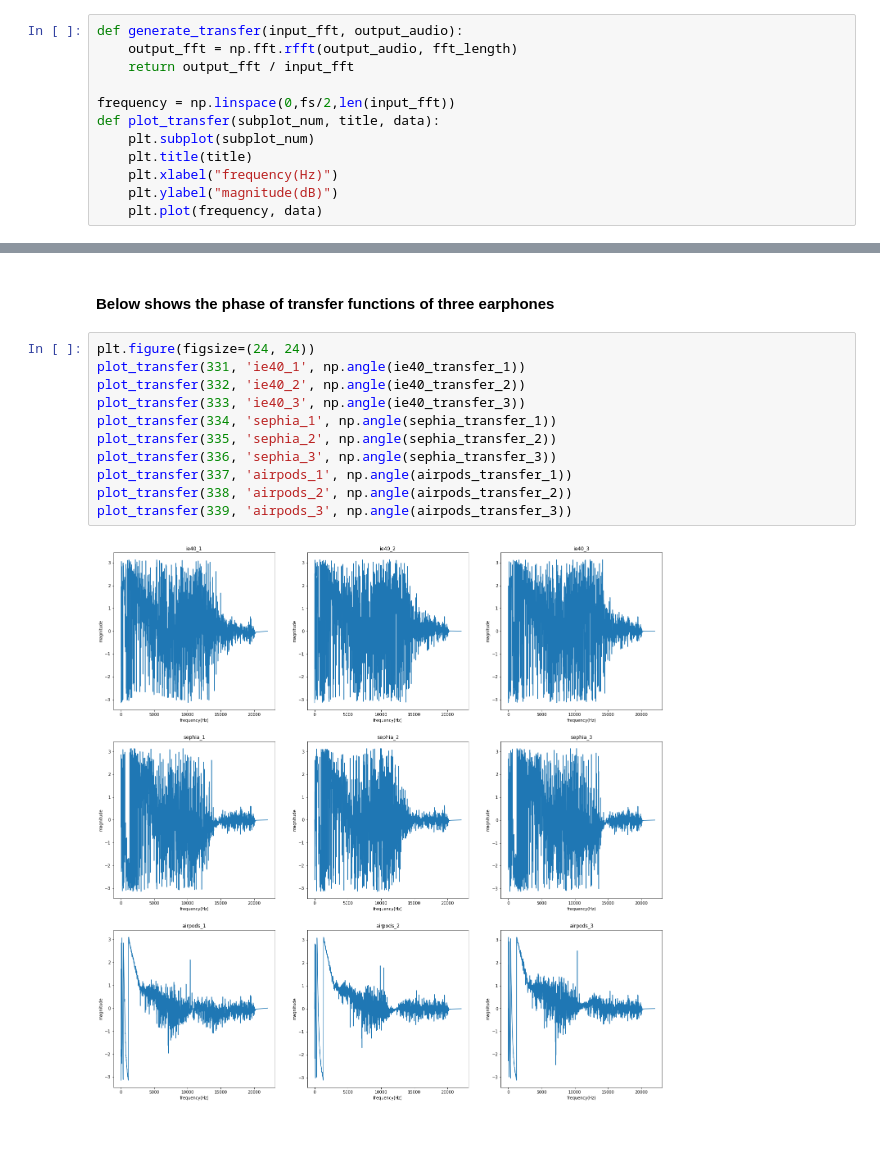
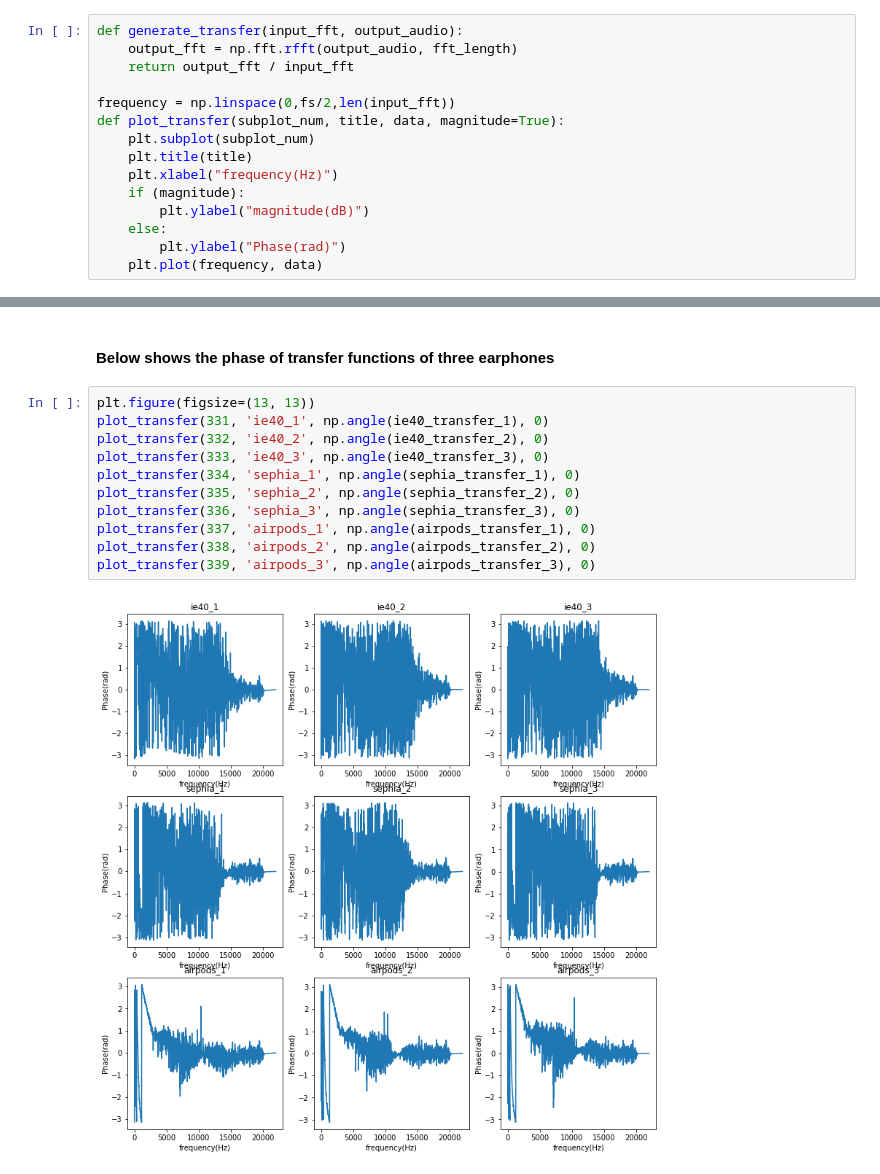
Before and after one commit to XZWY/2fa, a Jupyter notebook: Transfer function of three different earphones.ipynb, the cells around one changed output, grey strips where cells are left out. Saved outputs shown, nothing was run; the diff lists cells and outputs as text; blank space fills up the shorter version.

```diff
--- a/Transfer function of three different earphones.ipynb
+++ b/Transfer function of three different earphones.ipynb
@@ -107,11 +110,14 @@ def generate_transfer(input_fft, output_audio):
     return output_fft / input_fft
 
 frequency = np.linspace(0,fs/2,len(input_fft))
-def plot_transfer(subplot_num, title, data):
+def plot_transfer(subplot_num, title, data, magnitude=True):
     plt.subplot(subplot_num)
     plt.title(title)
     plt.xlabel("frequency(Hz)")
-    plt.ylabel("magnitude(dB)")
+    if (magnitude):
+        plt.ylabel("magnitude(dB)")
+    else:
+        plt.ylabel("Phase(rad)")
     plt.plot(frequency, data)
 # %%
 ie40_transfer_1 = generate_transfer(input_fft, ie40_1)
@@ -144,15 +150,15 @@ plot_transfer(339, 'airpods_3', 20*np.log10(np.absolute(airpods_transfer_3)))
 # %% [markdown]
 #### Below shows the phase of transfer functions of three earphones
 # %%
-plt.figure(figsize=(24, 24))
-plot_transfer(331, 'ie40_1', np.angle(ie40_transfer_1))
-plot_transfer(332, 'ie40_2', np.angle(ie40_transfer_2))
-plot_transfer(333, 'ie40_3', np.angle(ie40_transfer_3))
-plot_transfer(334, 'sephia_1', np.angle(sephia_transfer_1))
-plot_transfer(335, 'sephia_2', np.angle(sephia_transfer_2))
-plot_transfer(336, 'sephia_3', np.angle(sephia_transfer_3))
-plot_transfer(337, 'airpods_1', np.angle(airpods_transfer_1))
-plot_transfer(338, 'airpods_2', np.angle(airpods_transfer_2))
-plot_transfer(339, 'airpods_3', np.angle(airpods_transfer_3))
+plt.figure(figsize=(13, 13))
+plot_transfer(331, 'ie40_1', np.angle(ie40_transfer_1), 0)
+plot_transfer(332, 'ie40_2', np.angle(ie40_transfer_2), 0)
+plot_transfer(333, 'ie40_3', np.angle(ie40_transfer_3), 0)
+plot_transfer(334, 'sephia_1', np.angle(sephia_transfer_1), 0)
+plot_transfer(335, 'sephia_2', np.angle(sephia_transfer_2), 0)
+plot_transfer(336, 'sephia_3', np.angle(sephia_transfer_3), 0)
+plot_transfer(337, 'airpods_1', np.angle(airpods_transfer_1), 0)
+plot_transfer(338, 'airpods_2', np.angle(airpods_transfer_2), 0)
+plot_transfer(339, 'airpods_3', np.angle(airpods_transfer_3), 0)
 # %% [output]
-[figure, old version]
+[figure, new version]
```
Also changed, not shown: parts of 3 cells of this notebook.
